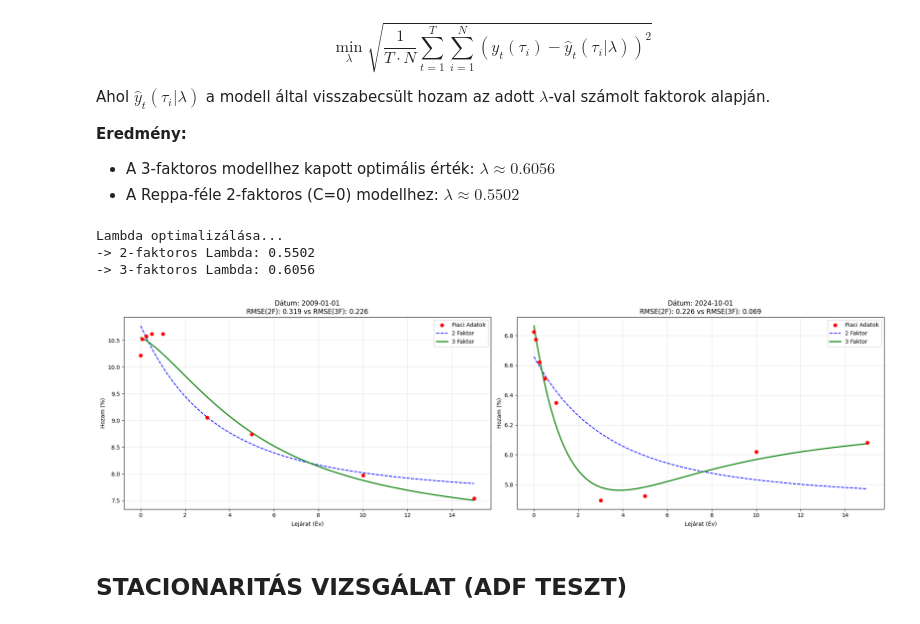
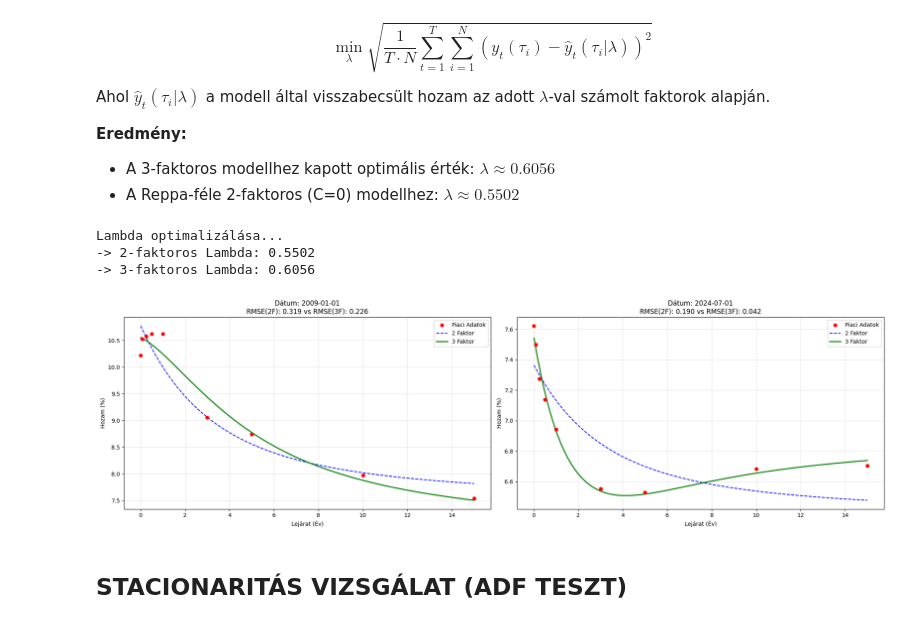
Before and after one commit to KraBence/Project_lab_NS_model, a Jupyter notebook: NS_model_implementation.ipynb, the cells around one changed output. Cells and saved outputs as stored; diff of their text form; code cells hidden in the pictures.

```diff
--- a/NS_model_implementation.ipynb
+++ b/NS_model_implementation.ipynb
@@ -197,7 +197,7 @@ Ahol $\hat{y}_t(\tau_i | \lambda)$ a modell által visszabecsült hozam az adott
 * A Reppa-féle 2-faktoros (C=0) modellhez: **$\lambda \approx 0.5502$**
 # %%
 date1 = '2009-01-01'
-date2 = '2024-10-01'
+date2 = '2024-07-01'
 
 def ns_loadings_2factor(tau, lam):
     col_level = np.ones_like(tau)
@@ -246,34 +246,34 @@ def plot_ns_fit(ax, date, y_data_all, tau, lam2, lam3):
     # Görbék generálása
     tau_smooth = np.linspace(0.01, 15, 100)
     curve2 = reg2.predict(ns_loadings_2factor(tau_smooth, lam2))
     curve3 = reg3.predict(ns_loadings_3factor(tau_smooth, lam3))
 
     # Plotolás
     ax.scatter(tau, actuals, color='red', label='Piaci Adatok', zorder=5)
     ax.plot(tau_smooth, curve2, label=f'2 Faktor', color='blue', linestyle='--')
     ax.plot(tau_smooth, curve3, label=f'3 Faktor', color='green', linewidth=2)
 
     rmse2 = np.sqrt(np.mean((actuals - reg2.predict(X2))**2))
     rmse3 = np.sqrt(np.mean((actuals - reg3.predict(X3))**2))
 
     ax.set_title(f'Dátum: {str(date)[:10]}\nRMSE(2F): {rmse2:.3f} vs RMSE(3F): {rmse3:.3f}')
     ax.set_xlabel('Lejárat (Év)')
     ax.set_ylabel('Hozam (%)')
     ax.legend()
     ax.grid(True, alpha=0.3)
 
 fig, axes = plt.subplots(1, 2, figsize=(20, 6))
 plot_ns_fit(axes[0], date1, yields_data, maturities_years, opt_lambda_2f, opt_lambda_3f)
 plot_ns_fit(axes[1], date2, yields_data, maturities_years, opt_lambda_2f, opt_lambda_3f)
 
 plt.tight_layout()
 #plt.savefig('ns_comparison_2dates.png')
 plt.show()
 # %% [output]
 Lambda optimalizálása...
 -> 2-faktoros Lambda: 0.5502
 -> 3-faktoros Lambda: 0.6056
-[figure, old version]
+[figure, new version]
 # %% [markdown]
 
 ## STACIONARITÁS VIZSGÁLAT (ADF TESZT)
```
Also changed, not shown: parts of 8 cells of this notebook.
